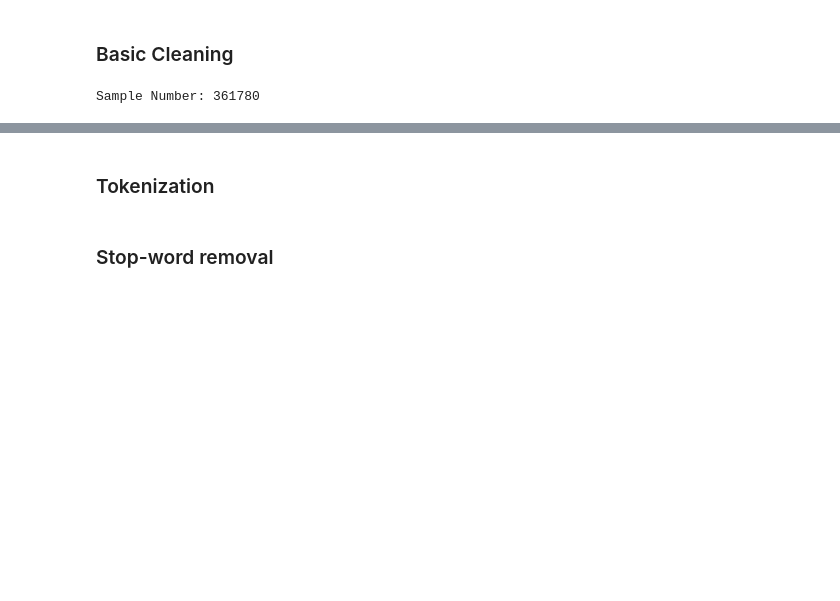
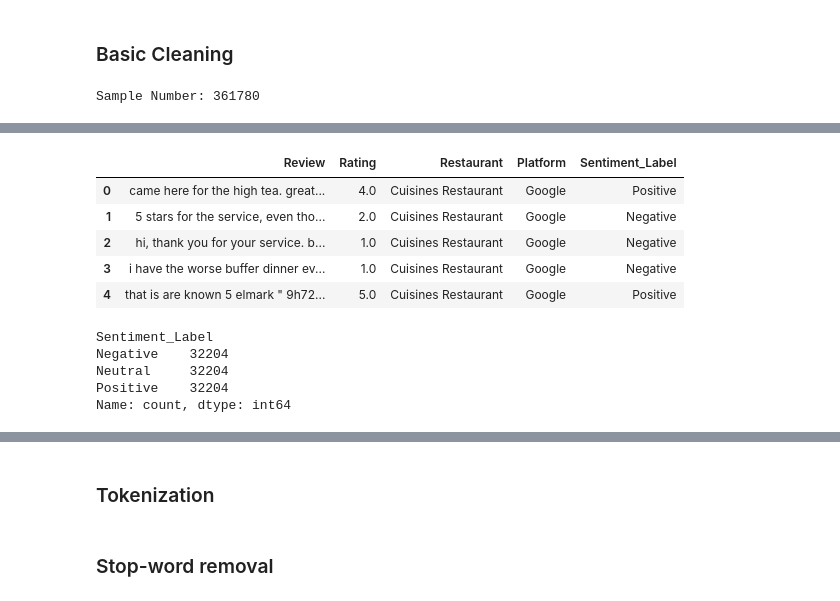
Before and after one commit to senghongC/CDS6344-SOCIAL-MEDIA-COMPUTING-Assignment, a Jupyter notebook: notebooks/01_Preprocessing.ipynb, the cells around one changed output, grey strips where cells are left out. Drawn from its saved outputs; the diff is of its cells as text; code cells hidden in the pictures; blank space fills up the shorter version.

```diff
--- a/notebooks/01_Preprocessing.ipynb
+++ b/notebooks/01_Preprocessing.ipynb
@@ -337,0 +373,30 @@ df_cleaned = subset_columns(df_cleaned)
+# %%
+df_cleaned.head()
+# %% [output]
+|  | Review | Rating | Restaurant | Platform | Sentiment_Label |
+| 0 | came here for the high tea. great... | 4.0 | Cuisines Restaurant | Google | Positive |
+| 1 | 5 stars for the service, even tho... | 2.0 | Cuisines Restaurant | Google | Negative |
+| 2 | hi, thank you for your service. b... | 1.0 | Cuisines Restaurant | Google | Negative |
+| 3 | i have the worse buffer dinner ev... | 1.0 | Cuisines Restaurant | Google | Negative |
+| 4 | that is are known 5 elmark " 9h72... | 5.0 | Cuisines Restaurant | Google | Positive |
+# %%
+# Strip extra spaces around column names
+df_cleaned.columns = df_cleaned.columns.str.strip()
+
+# Now run the sampling
+min_count = df_cleaned["Sentiment_Label"].value_counts().min()
+
+df_balanced = (
+    df_cleaned
+    .groupby("Sentiment_Label")
+    .sample(n=min_count, random_state=42)
+    .reset_index(drop=True)
+)
+
+print(df_balanced["Sentiment_Label"].value_counts())
+# %% [output]
+Sentiment_Label
+Negative    32204
+Neutral     32204
+Positive    32204
+Name: count, dtype: int64
```
Also changed, not shown: parts of 8 cells of this notebook, 8 other files.
